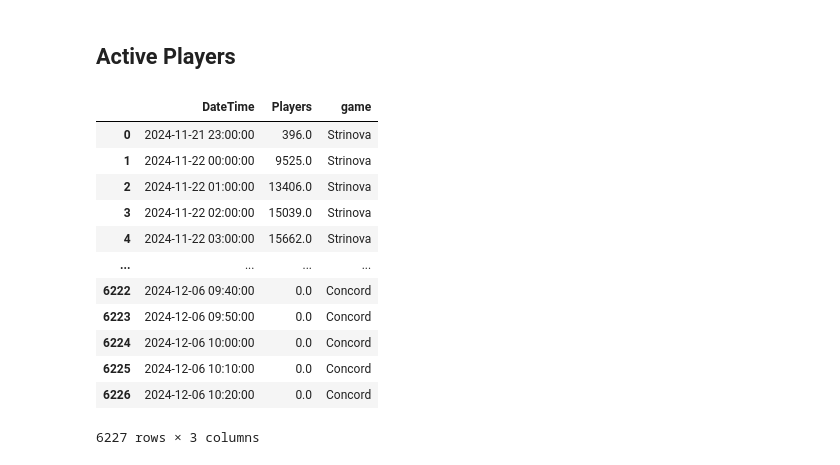
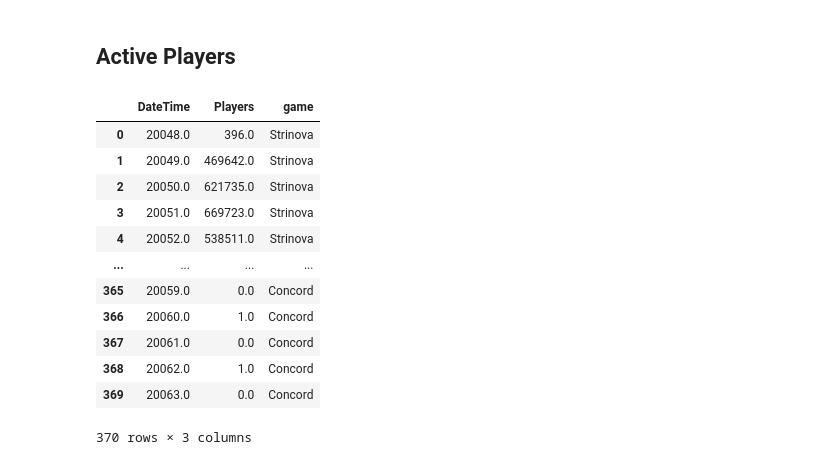
Before and after one commit to demic-dev/vs-project, a Jupyter notebook: charts.ipynb, the cells around one changed output. Cells and saved outputs as stored; diff of their text form; code cells hidden in the pictures.

```diff
--- a/charts.ipynb
+++ b/charts.ipynb
@@ -384,48 +386,46 @@ plt.savefig(build_chart_path("top_mobile_games_2024"), format="svg")
 # %% [markdown]
 ## Active Players
 # %%
+import matplotlib.dates as mdates
+
 path = os.getcwd()
 csv_files = glob.glob(os.path.join(path, "data/active_players/*.csv"))
 
-# active_players = {}
 active_players = pd.DataFrame()
 
 for f in csv_files:
     filename = (f.split("/")[-1]).split(".csv")[0]
     game = filename.split("_")[1]
 
     df = pd.read_csv(f, sep=";")
 
     df = df.fillna(0)
     df['Players'] = pd.to_numeric(df['Players'])
-    df['DateTime'] = pd.to_datetime(df['DateTime'])
-    # df['epoch'] = df['DateTime'].astype('int64')/10e8
+    df['DateTime'] = pd.to_datetime(df['DateTime']).dt.date
+    df['DateTime'] = mdates.date2num(df['DateTime'])
 
     # i'm removing all the entries before august
     # df = df.drop(df[df['epoch'] < 1724112000].index)
 
     df['Players'] = df['Players']
 
-    # active_players[game] = df
+    df_grouped = df.groupby(['DateTime'])['Players'].sum().reset_index()
+    df_grouped['game'] = game
 
-    df['game'] = game
-
-    # df['days_from_release'] = df.index
-
-    active_players = pd.concat([active_players, df], ignore_index=True)
+    active_players = pd.concat([active_players, df_grouped], ignore_index=True)
 
 active_players
 # %% [output]
 |  | DateTime | Players | game |
-| 0 | 2024-11-21 23:00:00 | 396.0 | Strinova |
-| 1 | 2024-11-22 00:00:00 | 9525.0 | Strinova |
-| 2 | 2024-11-22 01:00:00 | 13406.0 | Strinova |
-| 3 | 2024-11-22 02:00:00 | 15039.0 | Strinova |
-| 4 | 2024-11-22 03:00:00 | 15662.0 | Strinova |
+| 0 | 20048.0 | 396.0 | Strinova |
+| 1 | 20049.0 | 469642.0 | Strinova |
+| 2 | 20050.0 | 621735.0 | Strinova |
+| 3 | 20051.0 | 669723.0 | Strinova |
+| 4 | 20052.0 | 538511.0 | Strinova |
 | ... | ... | ... | ... |
-| 6222 | 2024-12-06 09:40:00 | 0.0 | Concord |
-| 6223 | 2024-12-06 09:50:00 | 0.0 | Concord |
-| 6224 | 2024-12-06 10:00:00 | 0.0 | Concord |
-| 6225 | 2024-12-06 10:10:00 | 0.0 | Concord |
-| 6226 | 2024-12-06 10:20:00 | 0.0 | Concord |
+| 365 | 20059.0 | 0.0 | Concord |
+| 366 | 20060.0 | 1.0 | Concord |
+| 367 | 20061.0 | 0.0 | Concord |
+| 368 | 20062.0 | 1.0 | Concord |
+| 369 | 20063.0 | 0.0 | Concord |
-6227 rows × 3 columns
+370 rows × 3 columns
```
Also changed, not shown: parts of 5 cells of this notebook, 5 other files.
